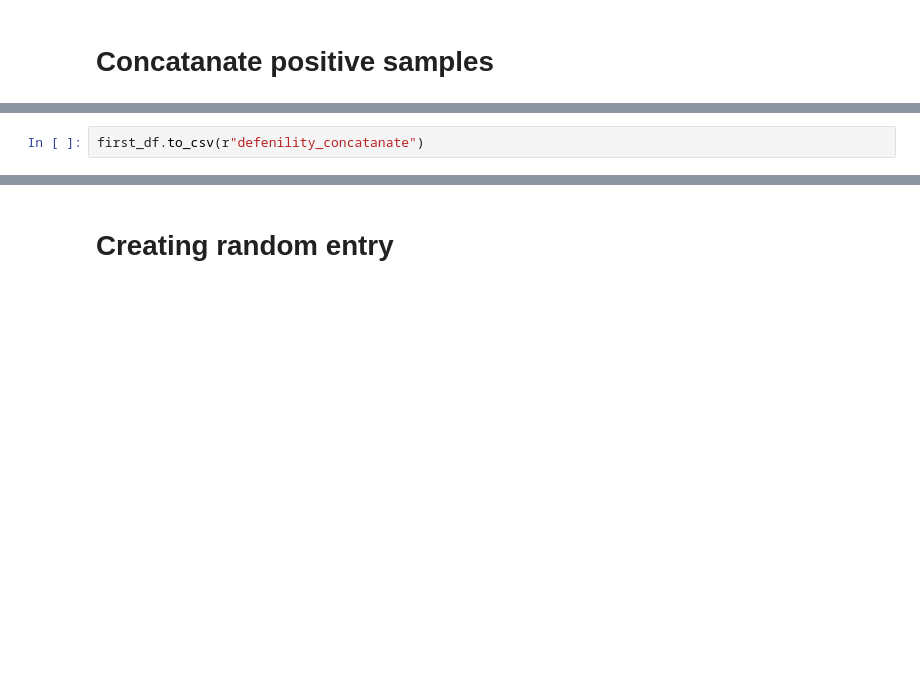
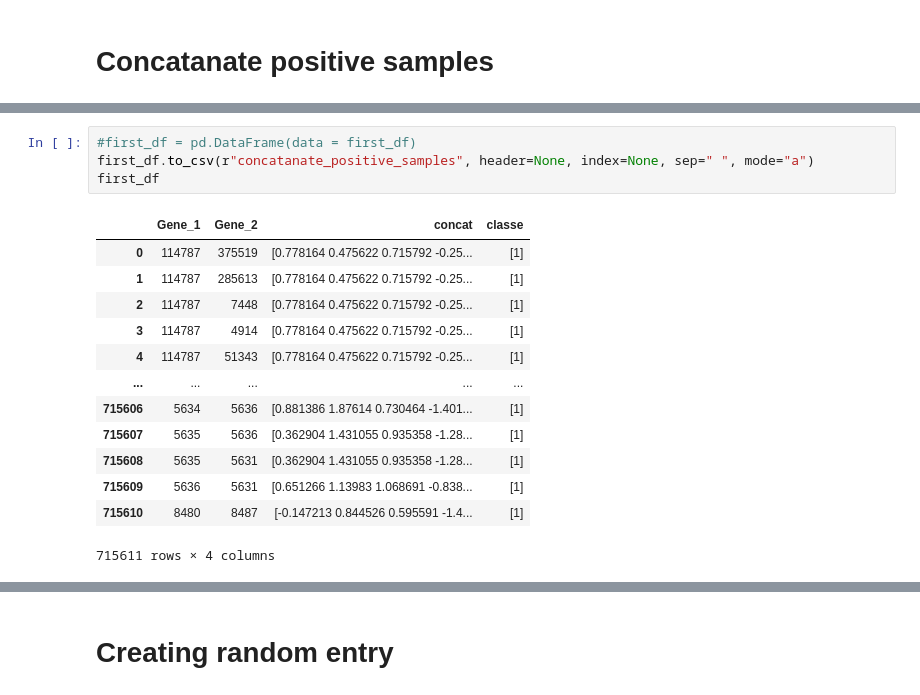
Before and after one commit to RodrigoEslava/cpython, a Jupyter notebook: teste_concatenação.ipynb, the cells around one changed output, grey strips where cells are left out. Saved outputs shown, nothing was run; the diff lists cells and outputs as text; blank space fills up the shorter version.

```diff
--- a/teste_concatenação.ipynb
+++ b/teste_concatenação.ipynb
@@ -97,3 +97,19 @@ first_df
-# %%
-first_df.to_csv(r"defenility_concatanate")
+# %%
+#first_df = pd.DataFrame(data = first_df)
+first_df.to_csv(r"concatanate_positive_samples", header=None, index=None, sep=" ", mode="a")
+first_df
+# %% [output]
+|  | Gene_1 | Gene_2 | concat | classe |
+| 0 | 114787 | 375519 | [0.778164 0.475622 0.715792 -0.25... | [1] |
+| 1 | 114787 | 285613 | [0.778164 0.475622 0.715792 -0.25... | [1] |
+| 2 | 114787 | 7448 | [0.778164 0.475622 0.715792 -0.25... | [1] |
+| 3 | 114787 | 4914 | [0.778164 0.475622 0.715792 -0.25... | [1] |
+| 4 | 114787 | 51343 | [0.778164 0.475622 0.715792 -0.25... | [1] |
+| ... | ... | ... | ... | ... |
+| 715606 | 5634 | 5636 | [0.881386 1.87614 0.730464 -1.401... | [1] |
+| 715607 | 5635 | 5636 | [0.362904 1.431055 0.935358 -1.28... | [1] |
+| 715608 | 5635 | 5631 | [0.362904 1.431055 0.935358 -1.28... | [1] |
+| 715609 | 5636 | 5631 | [0.651266 1.13983 1.068691 -0.838... | [1] |
+| 715610 | 8480 | 8487 | [-0.147213 0.844526 0.595591 -1.4... | [1] |
+715611 rows × 4 columns
 # %%
```
Also changed, not shown: parts of 21 cells of this notebook.
